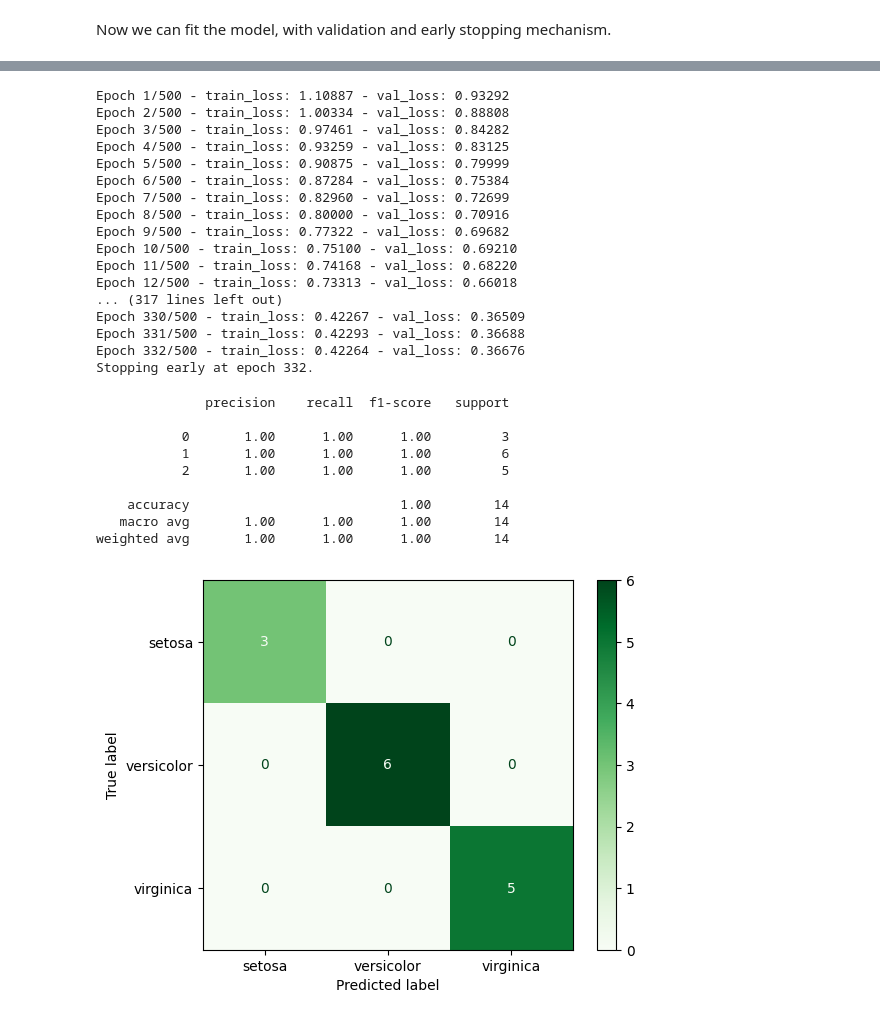
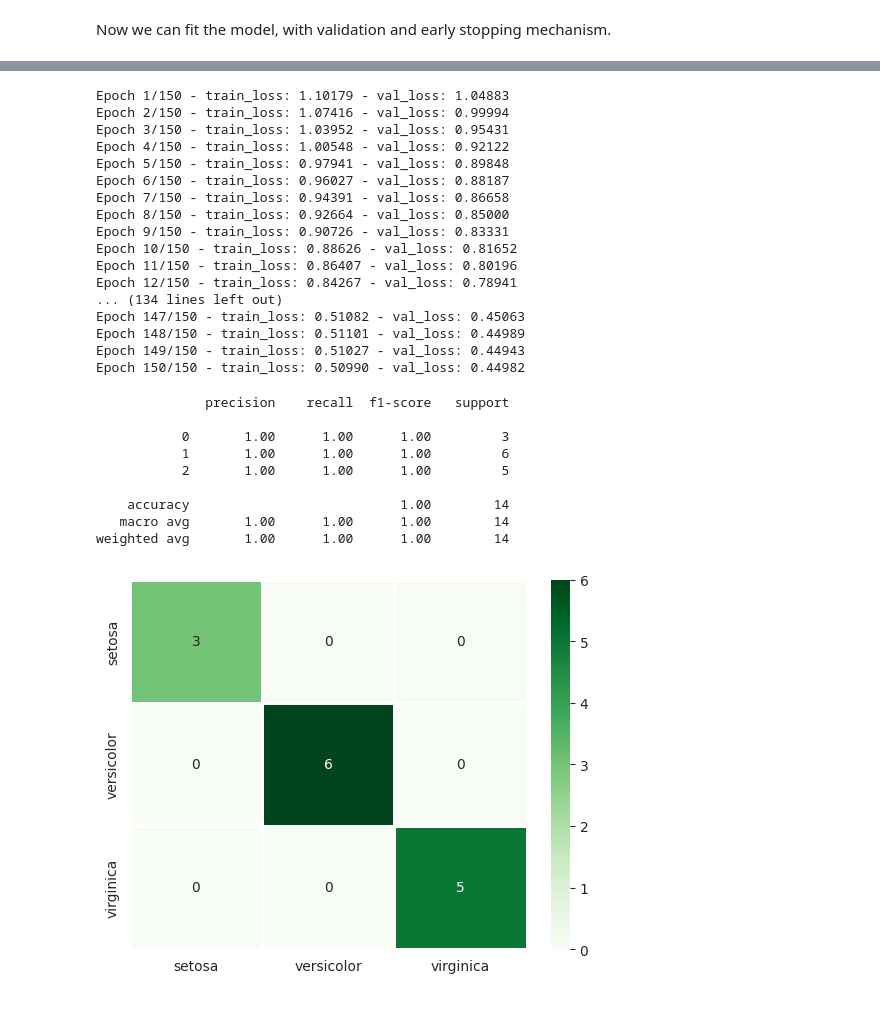
Before and after one commit to m2papierz/FastQML, a Jupyter notebook: demo/quantum_neural_network_demo.ipynb, the cells around one changed output, grey strips where cells are left out. Cells and saved outputs as stored; diff of their text form; code cells hidden in the pictures.

```diff
--- a/demo/quantum_neural_network_demo.ipynb
+++ b/demo/quantum_neural_network_demo.ipynb
@@ -37,6 +43,7 @@ X, y = data.data, data.target
 # Normalize the data
 scaler = MinMaxScaler(feature_range=(-1, 1))
 X_normalized = scaler.fit_transform(X)
+X, y = X.astype(np.float32), y.astype(np.int16)
 
 # Split the dataset into training and testing sets
 X_train, X_test, y_train, y_test = train_test_split(
@@ -172,3 +176,16 @@ ansatz = StronglyEntanglingLayers(
     n_qubits=QUBITS_N,
     n_layers=2
 )
+
+# Create QuantumModel model with defined ansatz and feature map
+# Use data reuploading technique by setting data_reuploading to True
+q_model = QuantumModel(
+    n_qubits=QUBITS_N,
+    feature_map=feature_map,
+    ansatz=ansatz,
+    data_reuploading=True,
+    layers_num=2,
+    measurements_num=3
+)
+
+q_model.draw_circuit(device_expansion=False)
@@ -175,13 +202,7 @@ ansatz = StronglyEntanglingLayers(
 # %%
-# Create QNNClassifier model with defined ansatz and feature map
-# Use data reuploading technique by setting data_reuploading to True
-model = QNNClassifier(
-    n_qubits=QUBITS_N,
-    feature_map=feature_map,
-    ansatz=ansatz,
+# Create Estimator model with defined QuantumModel component
+model = Estimator(
+    estimator_components=q_model,
     loss_fn=optax.softmax_cross_entropy_with_integer_labels,
-    optimizer_fn=optax.adam,
-    data_reuploading=True,
-    layers_num=3,
-    classes_num=3
+    optimizer_fn=optax.adam
 )
@@ -208,5 +209,5 @@ M1 =
 # %%
-early_stopping = EarlyStopping(patience=25)
+early_stopping = EarlyStopping(patience=ES_PATIENCE)
 
 model.fit(
     train_data=X_train,
@@ -219,43 +220,42 @@ model.fit(
     early_stopping=early_stopping
 )
 # %% [output]
-Epoch 1/500 - train_loss: 1.10887 - val_loss: 0.93292
-Epoch 2/500 - train_loss: 1.00334 - val_loss: 0.88808
-Epoch 3/500 - train_loss: 0.97461 - val_loss: 0.84282
-Epoch 4/500 - train_loss: 0.93259 - val_loss: 0.83125
-Epoch 5/500 - train_loss: 0.90875 - val_loss: 0.79999
-Epoch 6/500 - train_loss: 0.87284 - val_loss: 0.75384
-Epoch 7/500 - train_loss: 0.82960 - val_loss: 0.72699
-Epoch 8/500 - train_loss: 0.80000 - val_loss: 0.70916
-Epoch 9/500 - train_loss: 0.77322 - val_loss: 0.69682
-Epoch 10/500 - train_loss: 0.75100 - val_loss: 0.69210
-Epoch 11/500 - train_loss: 0.74168 - val_loss: 0.68220
-Epoch 12/500 - train_loss: 0.73313 - val_loss: 0.66018
-... (317 lines left out)
-Epoch 330/500 - train_loss: 0.42267 - val_loss: 0.36509
-Epoch 331/500 - train_loss: 0.42293 - val_loss: 0.36688
-Epoch 332/500 - train_loss: 0.42264 - val_loss: 0.36676
-Stopping early at epoch 332.
+Epoch 1/150 - train_loss: 1.10179 - val_loss: 1.04883
+Epoch 2/150 - train_loss: 1.07416 - val_loss: 0.99994
+Epoch 3/150 - train_loss: 1.03952 - val_loss: 0.95431
+Epoch 4/150 - train_loss: 1.00548 - val_loss: 0.92122
+Epoch 5/150 - train_loss: 0.97941 - val_loss: 0.89848
+Epoch 6/150 - train_loss: 0.96027 - val_loss: 0.88187
+Epoch 7/150 - train_loss: 0.94391 - val_loss: 0.86658
+Epoch 8/150 - train_loss: 0.92664 - val_loss: 0.85000
+Epoch 9/150 - train_loss: 0.90726 - val_loss: 0.83331
+Epoch 10/150 - train_loss: 0.88626 - val_loss: 0.81652
+Epoch 11/150 - train_loss: 0.86407 - val_loss: 0.80196
+Epoch 12/150 - train_loss: 0.84267 - val_loss: 0.78941
+... (134 lines left out)
+Epoch 147/150 - train_loss: 0.51082 - val_loss: 0.45063
+Epoch 148/150 - train_loss: 0.51101 - val_loss: 0.44989
+Epoch 149/150 - train_loss: 0.51027 - val_loss: 0.44943
+Epoch 150/150 - train_loss: 0.50990 - val_loss: 0.44982
 # %%
 # Make predictions
 y_pred = model.predict(X_test)
 
 # Evaluate the classifier
 print(classification_report(y_test, y_pred))
 
 # Display confusion matrix
 cm = confusion_matrix(y_test, y_pred, labels=[0, 1, 2])
-disp = ConfusionMatrixDisplay(confusion_matrix=cm, display_labels=['setosa', 'versicolor', 'virginica'])
-disp.plot(cmap='Greens')
+sns.heatmap(cm, cmap="Greens", linewidths=0.8, annot=True, xticklabels=LABELS, yticklabels=LABELS)
 plt.show()
 # %% [output]
               precision    recall  f1-score   support
 
            0       1.00      1.00      1.00         3
            1       1.00      1.00      1.00         6
            2       1.00      1.00      1.00         5
 
     accuracy                           1.00        14
    macro avg       1.00      1.00      1.00        14
 weighted avg       1.00      1.00      1.00        14
-[figure, old version]
+[figure, new version]
```
Also changed, not shown: parts of 10 cells of this notebook.
